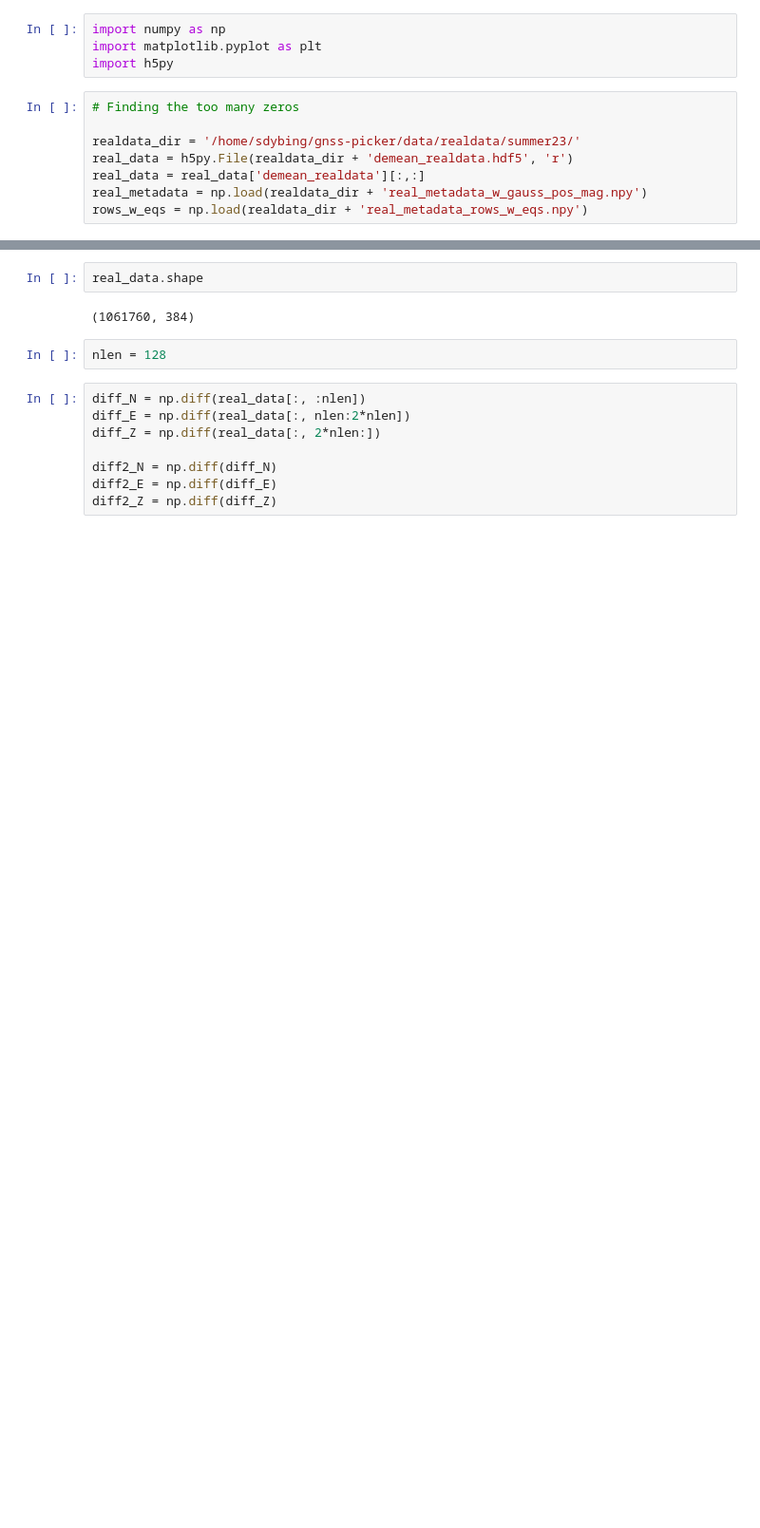
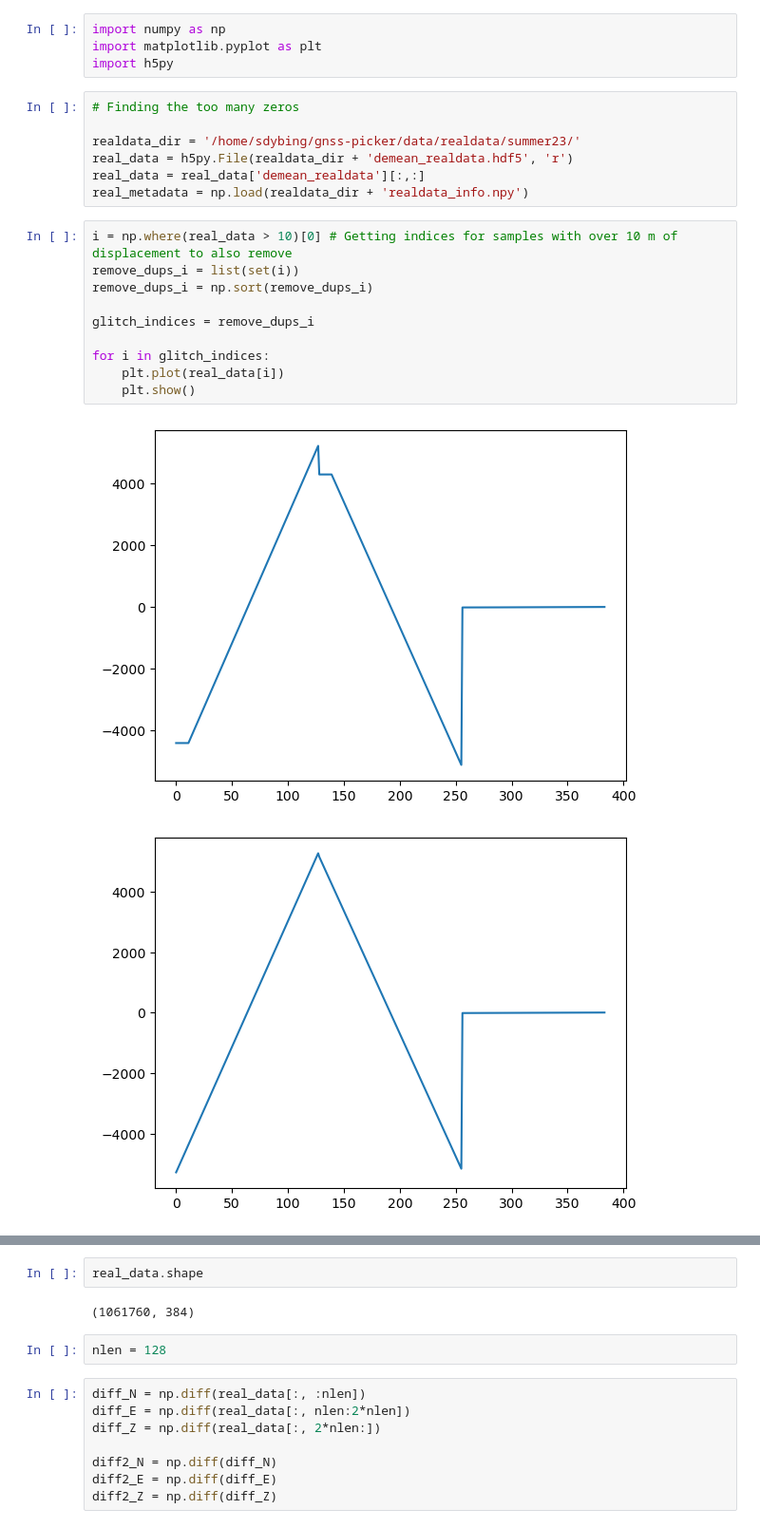
Before and after one commit to UO-Geophysics/gnss-picker, a Jupyter notebook: codes/realdata_processing/summer23/10_remove_gapsamples_realdata.ipynb, the cells around one changed output, grey strips where cells are left out. Shown at 95% size. Drawn from its saved outputs; the diff is of its cells as text; blank space fills up the shorter version.

```diff
--- a/codes/realdata_processing/summer23/11_remove_gapsamples_realdata.ipynb
+++ b/codes/realdata_processing/summer23/10_remove_gapsamples_realdata.ipynb
@@ -8,5 +8,17 @@ import h5py
 realdata_dir = '/home/sdybing/gnss-picker/data/realdata/summer23/'
 real_data = h5py.File(realdata_dir + 'demean_realdata.hdf5', 'r')
 real_data = real_data['demean_realdata'][:,:]
-real_metadata = np.load(realdata_dir + 'real_metadata_w_gauss_pos_mag.npy')
-rows_w_eqs = np.load(realdata_dir + 'real_metadata_rows_w_eqs.npy')
+real_metadata = np.load(realdata_dir + 'realdata_info.npy')
+# %%
+i = np.where(real_data > 10)[0] # Getting indices for samples with over 10 m of displacement to also remove
+remove_dups_i = list(set(i))
+remove_dups_i = np.sort(remove_dups_i)
+
+glitch_indices = remove_dups_i
+
+for i in glitch_indices:
+    plt.plot(real_data[i])
+    plt.show()
+# %% [output]
+[figure, added]
+[figure, added]
```
Also changed, not shown: parts of 10 cells of this notebook, 1 other file.
